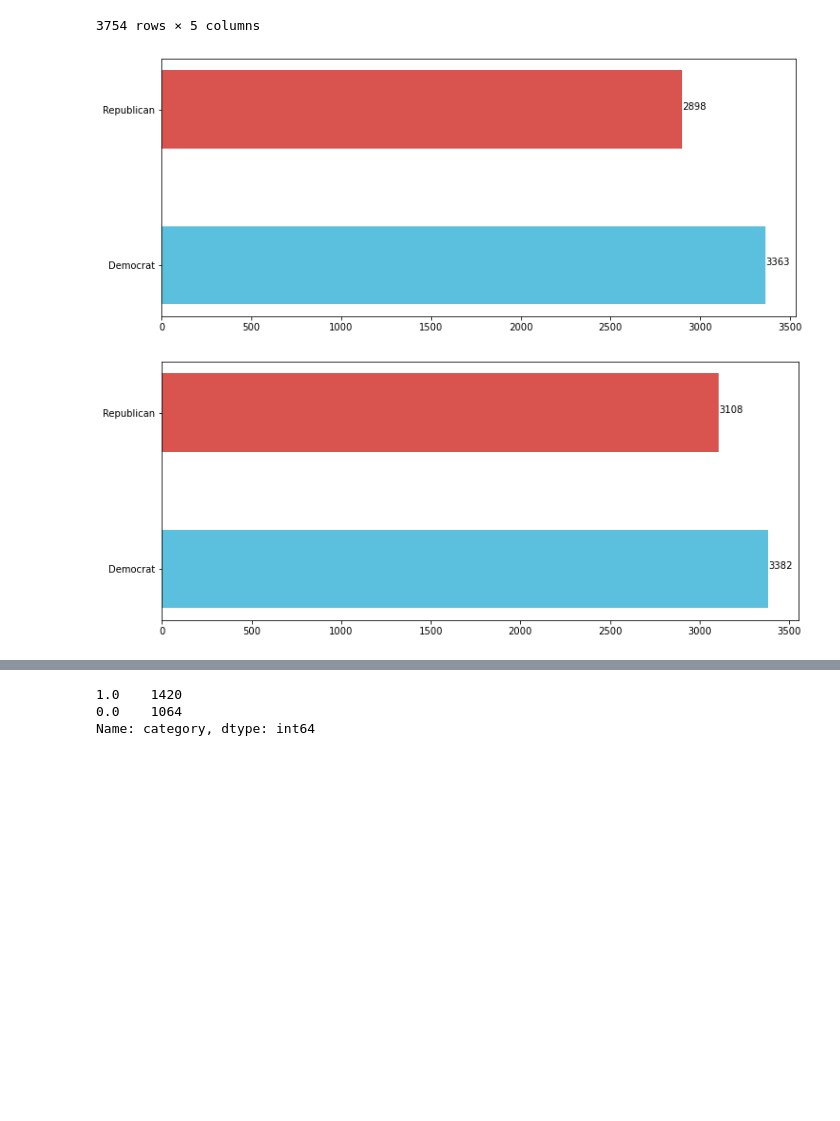
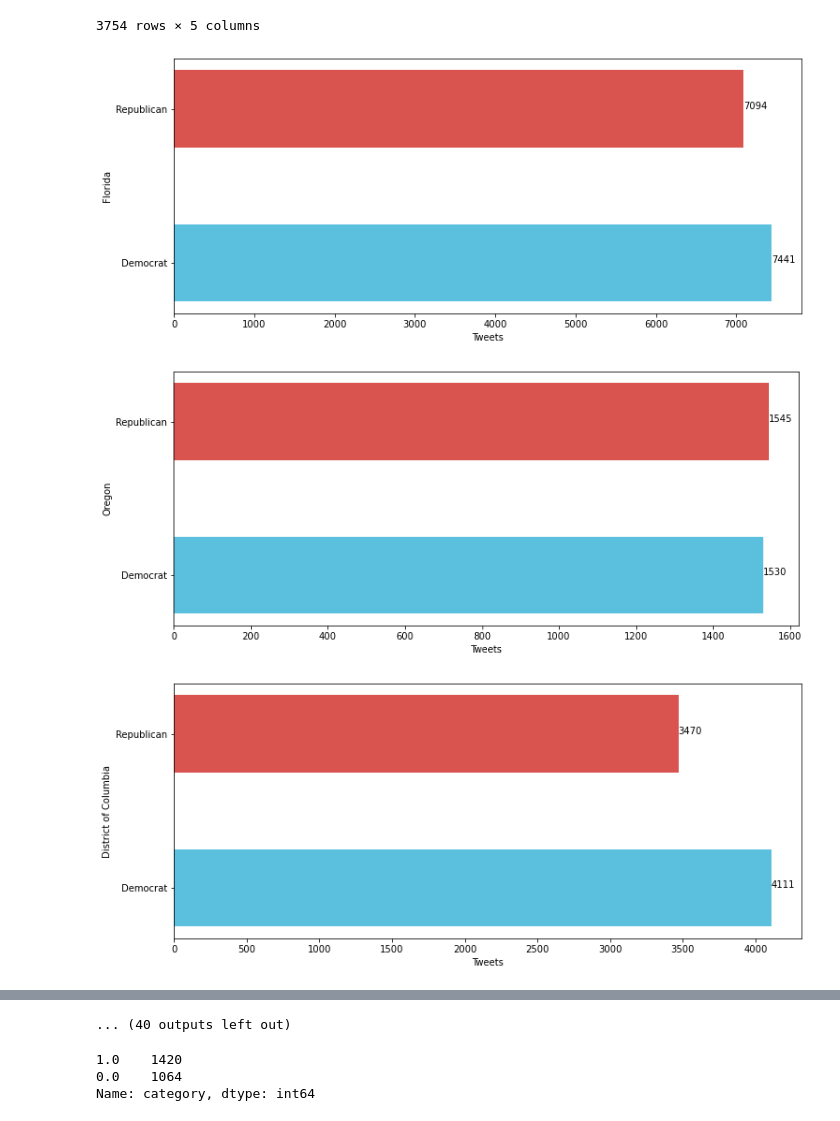
Before and after one commit to sarthak2504/Election-result-prediction-using-tweets, a Jupyter notebook: Python notebook/417_Final_Project.ipynb, the cells around one changed output, grey strips where cells are left out. Cells and saved outputs as stored; diff of their text form; code cells hidden in the pictures; blank space fills up the shorter version.

Commit message:
bar plots for all states

```diff
--- a/Python notebook/417_Final_Project.ipynb
+++ b/Python notebook/417_Final_Project.ipynb
@@ -87,7 +87,7 @@ options=['Florida', 'Oregon', 'District of Columbia', 'California', 'Ohio',
        'Puerto Rico', 'Iowa', 'Kentucky', 'North Dakota', 'Arkansas',
        'Wisconsin', 'Utah', 'Montana', 'Kansas', 'Wyoming', 'Maine',
        'Connecticut', 'Maryland', 'New Mexico', 'Oklahoma', 'Alaska',
-       'Delaware', 'Rhode Island', 'Mississippi','Guam']
+       'Delaware', 'Rhode Island', 'Mississippi']
 # %%
 for i in options:
     globals()[f"{i}_trump_tweets"]=sentimentAnalysisTrump(trump_tweets,options)
@@ -186,7 +186,8 @@ def plotGraph(trump_tweets_category,biden_tweets_category,state):
 #     plt.legend(list(d.values()))
     for index, value in enumerate(tweets):
         plt.text(value, index, str(value))
-
+    plt.xlabel("Tweets")
+    plt.ylabel(state)
     plt.show()
 #     courses = list(data.keys())
 # values = list(data.values())
@@ -207,8 +208,9 @@ def plotGraph(trump_tweets_category,biden_tweets_category,state):
 #     df = pd.DataFrame({'lab':['A', 'B', 'C'], 'val':[10, 30, 20]})
 # %%
 options1=['Illinois','Pennsylvania']
-for i in options1:
+for i in options:
     plotGraph(globals()[f"{i}_trump_tweets"],globals()[f"{i}_biden_tweets"],i)
 # %% [output]
-[figure, old version]
+[figure, new version]
-[figure, old version]
+[figure, new version]
+[figure, added]
@@ -215,3 +226,4 @@ for i in options1:
+... (40 outputs left out)
 # %%
 Illinois_biden_tweets['category'].value_counts()
 # t_f = a[1]
```
Also changed, not shown: parts of 4 cells of this notebook.
